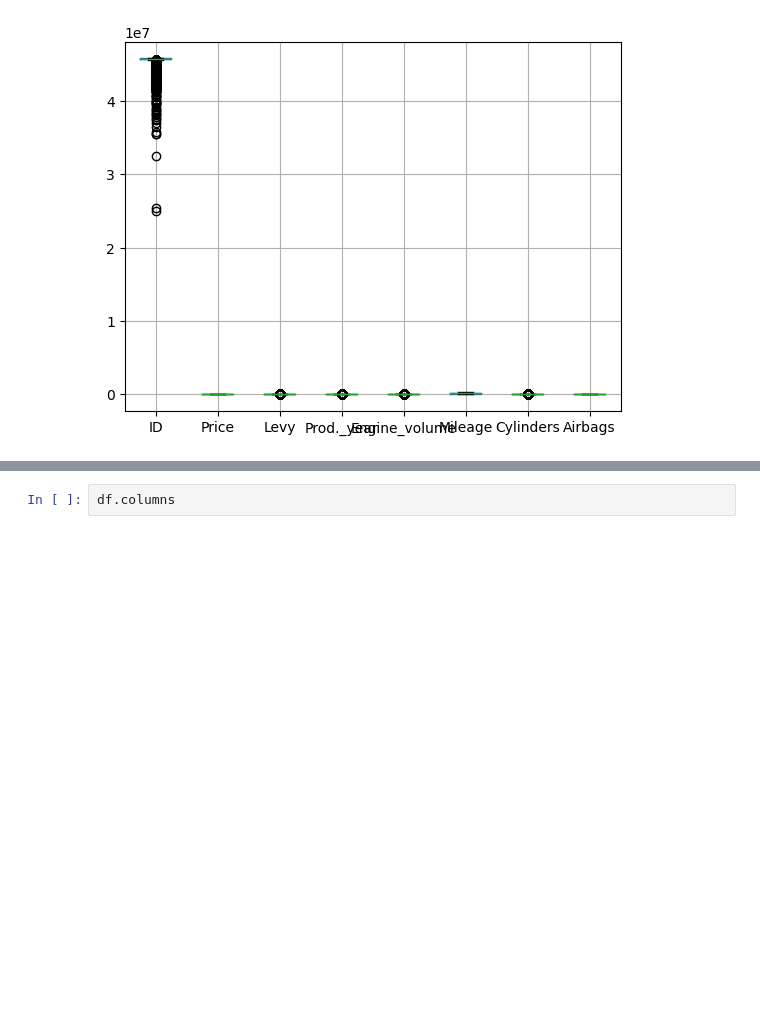
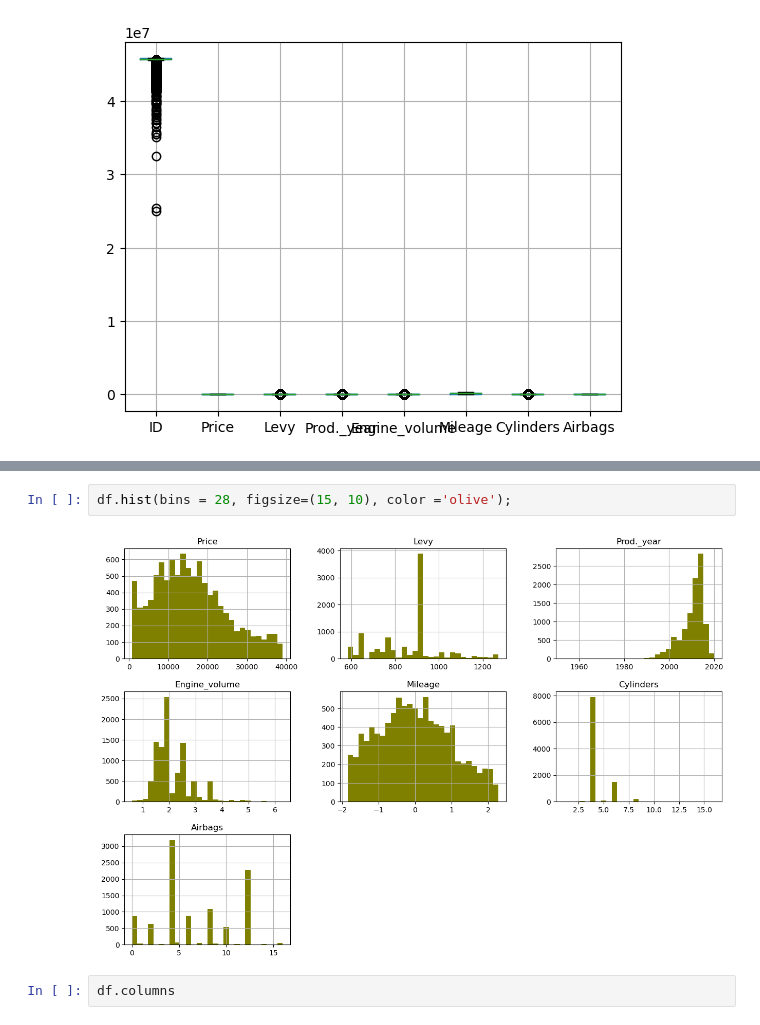
Before and after one commit to Aifedayo/data-science-maths, a Jupyter notebook: Projects/flask_server_car_price_pred_v2/model/car_price_prediction_model_v2.ipynb, the cells around one changed output, grey strips where cells are left out. Drawn from its saved outputs; the diff is of its cells as text; blank space fills up the shorter version.

```diff
--- a/Projects/flask_server_car_price_pred_v2/model/car_price_prediction_model_v2.ipynb
+++ b/Projects/flask_server_car_price_pred_v2/model/car_price_prediction_model_v2.ipynb
@@ -270,3 +337,7 @@ for col in categorical_cols:
+# %%
+df.hist(bins = 28, figsize=(15, 10), color ='olive');
+# %% [output]
+[figure, added]
 # %%
 df.columns
 # %% [output]
```
Also changed, not shown: parts of 49 cells of this notebook.
